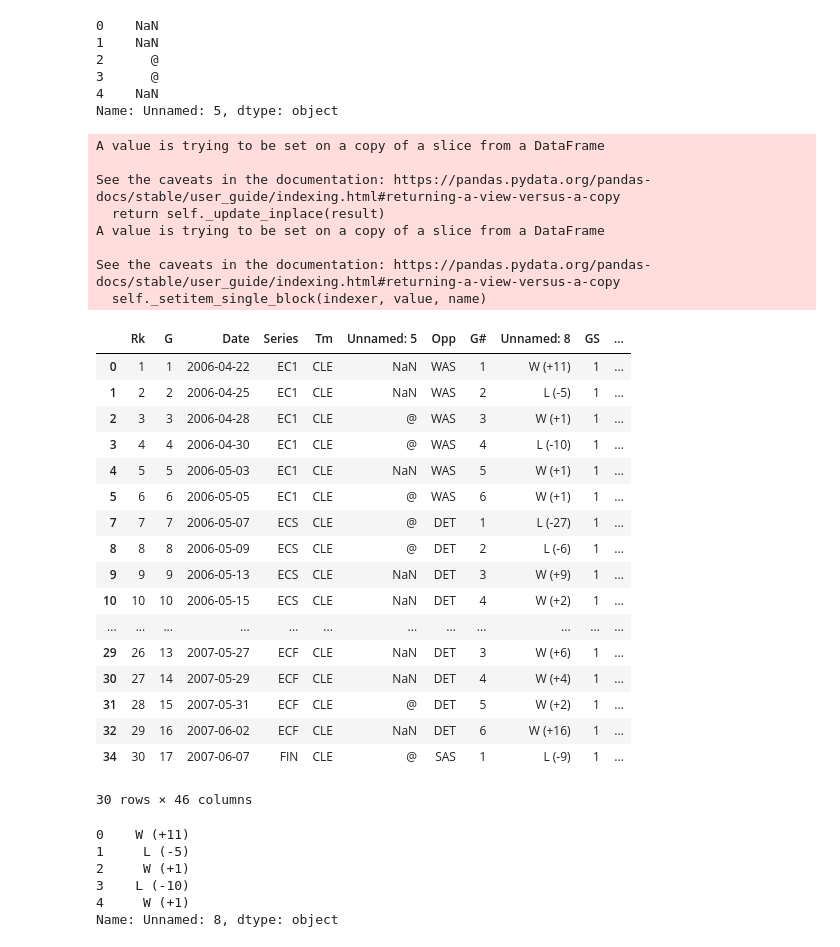
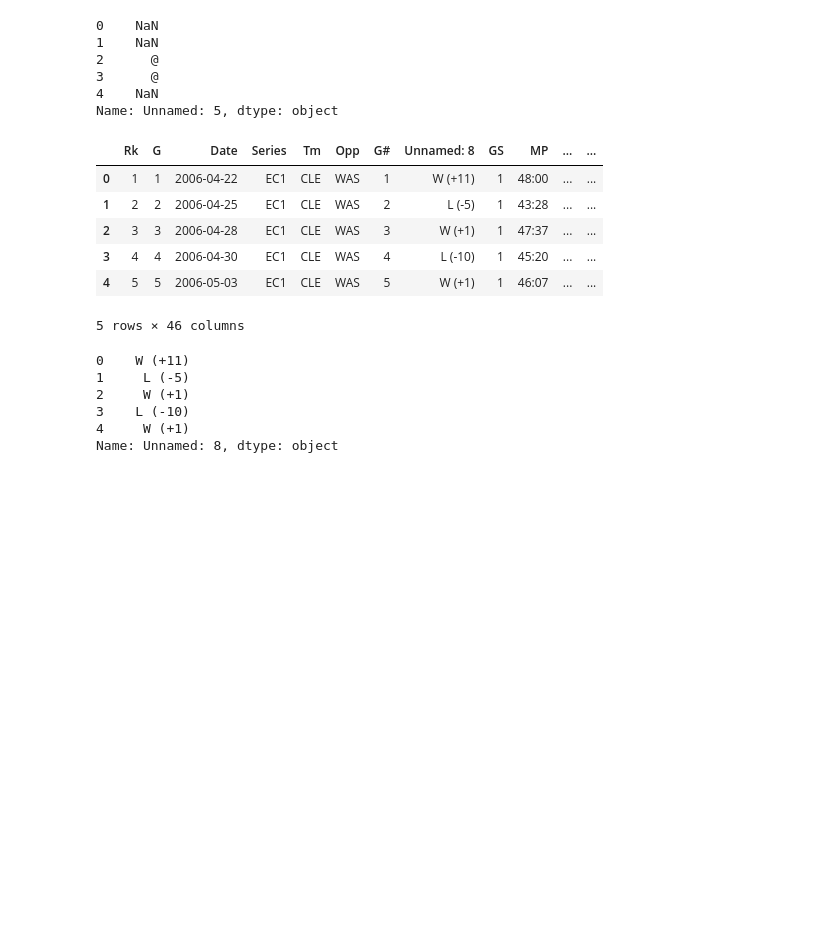
Before and after one commit to wwaihoe/LeBron-Playoffs-Stats, a Jupyter notebook: Data Preparation.ipynb, the cells around one changed output. Saved outputs shown, nothing was run; the diff lists cells and outputs as text; code cells hidden in the pictures; blank space fills up the shorter version.

```diff
--- a/Data Preparation.ipynb
+++ b/Data Preparation.ipynb
@@ -145,43 +145,25 @@ df["Unnamed: 5"].head()
 Name: Unnamed: 5, dtype: object
 # %%
 #Column "Unnamed: 5" shows whether game was an away game or home game
-df["Unnamed: 5"].fillna("0",inplace = True)
+df["Home/Away"] = df["Unnamed: 5"].fillna("H")
+df = df.drop(columns="Unnamed: 5")
 #Create new columns for Home and Away games
 df["Away"] = 0
 df["Home"] = 0
-for i in range(0,len(df)):
-    if df["Unnamed: 5"].iloc[i] == "@":
-        df["Away"].iloc[i] = 1
+for i in df.index:
+    if df.loc[i, "Home/Away"] == "H":
+        df.loc[i, "Home"] = 1
     else:
-        df["Home"].iloc[i] = 1
-df.head(30)
+        df.loc[i, "Away"] = 1
+df.head()
 # %% [output]
+|  | Rk | G | Date | Series | Tm | Opp | G# | Unnamed: 8 | GS | MP | ... | ... |
+| 0 | 1 | 1 | 2006-04-22 | EC1 | CLE | WAS | 1 | W (+11) | 1 | 48:00 | ... | ... |
+| 1 | 2 | 2 | 2006-04-25 | EC1 | CLE | WAS | 2 | L (-5) | 1 | 43:28 | ... | ... |
+| 2 | 3 | 3 | 2006-04-28 | EC1 | CLE | WAS | 3 | W (+1) | 1 | 47:37 | ... | ... |
+| 3 | 4 | 4 | 2006-04-30 | EC1 | CLE | WAS | 4 | L (-10) | 1 | 45:20 | ... | ... |
+| 4 | 5 | 5 | 2006-05-03 | EC1 | CLE | WAS | 5 | W (+1) | 1 | 46:07 | ... | ... |
-A value is trying to be set on a copy of a slice from a DataFrame
-
-See the caveats in the documentation: https://pandas.pydata.org/pandas-docs/stable/user_guide/indexing.html#returning-a-view-versus-a-copy
-  return self._update_inplace(result)
-A value is trying to be set on a copy of a slice from a DataFrame
-
-See the caveats in the documentation: https://pandas.pydata.org/pandas-docs/stable/user_guide/indexing.html#returning-a-view-versus-a-copy
-  self._setitem_single_block(indexer, value, name)
+5 rows × 46 columns
-|  | Rk | G | Date | Series | Tm | Unnamed: 5 | Opp | G# | Unnamed: 8 | GS | ... |
-| 0 | 1 | 1 | 2006-04-22 | EC1 | CLE | NaN | WAS | 1 | W (+11) | 1 | ... |
-| 1 | 2 | 2 | 2006-04-25 | EC1 | CLE | NaN | WAS | 2 | L (-5) | 1 | ... |
-| 2 | 3 | 3 | 2006-04-28 | EC1 | CLE | @ | WAS | 3 | W (+1) | 1 | ... |
-| 3 | 4 | 4 | 2006-04-30 | EC1 | CLE | @ | WAS | 4 | L (-10) | 1 | ... |
-| 4 | 5 | 5 | 2006-05-03 | EC1 | CLE | NaN | WAS | 5 | W (+1) | 1 | ... |
-| 5 | 6 | 6 | 2006-05-05 | EC1 | CLE | @ | WAS | 6 | W (+1) | 1 | ... |
-| 7 | 7 | 7 | 2006-05-07 | ECS | CLE | @ | DET | 1 | L (-27) | 1 | ... |
-| 8 | 8 | 8 | 2006-05-09 | ECS | CLE | @ | DET | 2 | L (-6) | 1 | ... |
-| 9 | 9 | 9 | 2006-05-13 | ECS | CLE | NaN | DET | 3 | W (+9) | 1 | ... |
-| 10 | 10 | 10 | 2006-05-15 | ECS | CLE | NaN | DET | 4 | W (+2) | 1 | ... |
-| ... | ... | ... | ... | ... | ... | ... | ... | ... | ... | ... | ... |
-| 29 | 26 | 13 | 2007-05-27 | ECF | CLE | NaN | DET | 3 | W (+6) | 1 | ... |
-| 30 | 27 | 14 | 2007-05-29 | ECF | CLE | NaN | DET | 4 | W (+4) | 1 | ... |
-| 31 | 28 | 15 | 2007-05-31 | ECF | CLE | @ | DET | 5 | W (+2) | 1 | ... |
-| 32 | 29 | 16 | 2007-06-02 | ECF | CLE | NaN | DET | 6 | W (+16) | 1 | ... |
-| 34 | 30 | 17 | 2007-06-07 | FIN | CLE | @ | SAS | 1 | L (-9) | 1 | ... |
-30 rows × 46 columns
 # %%
 #Check second unnamed column
 df["Unnamed: 8"].head()
```
Also changed, not shown: parts of 7 cells of this notebook.
